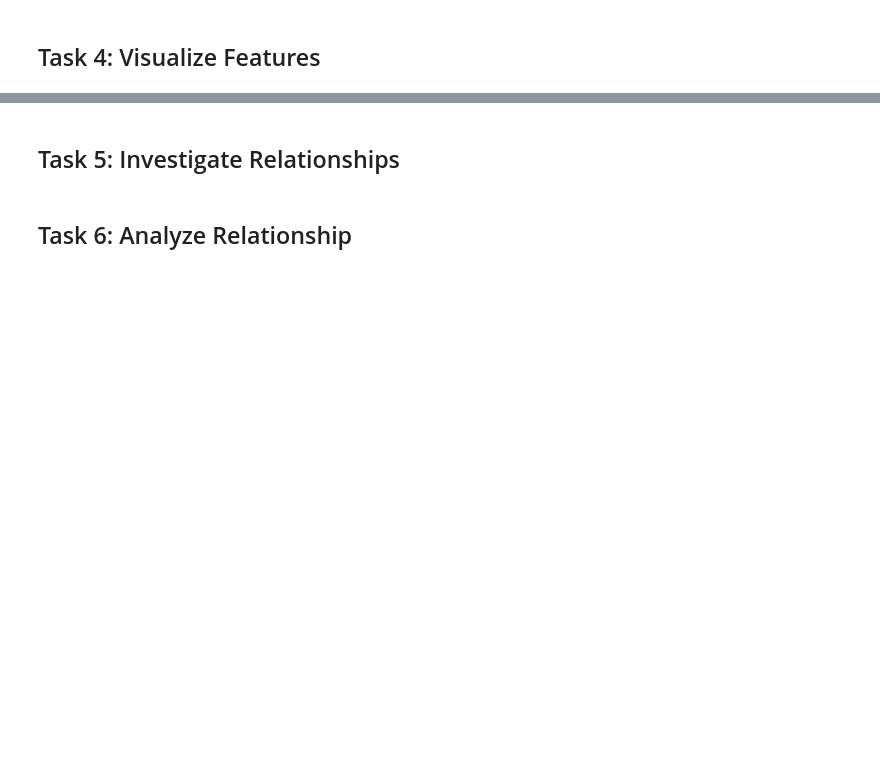
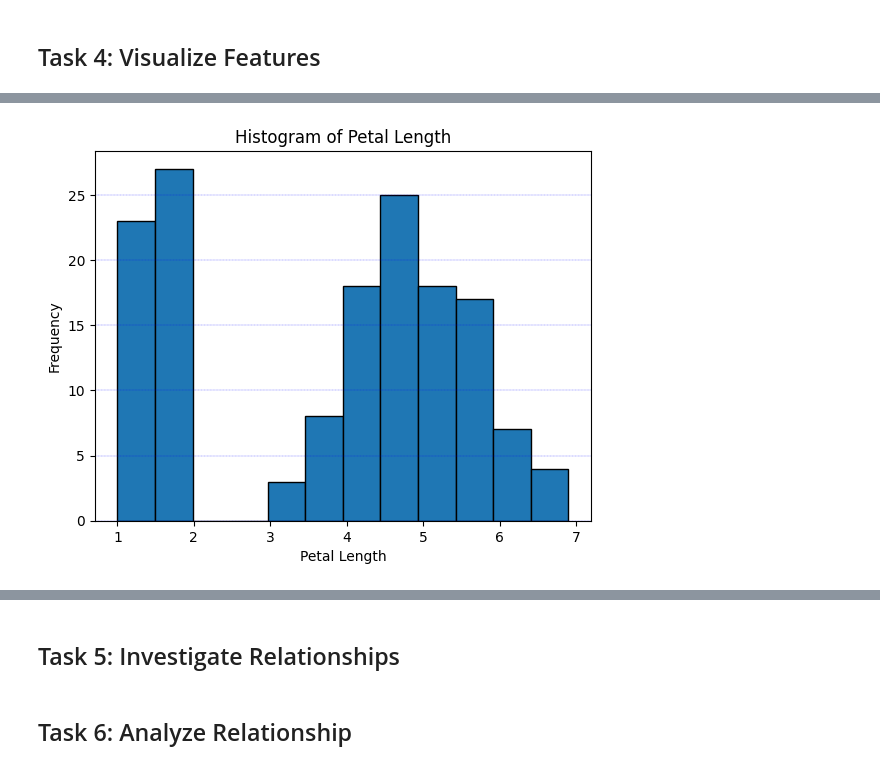
Before and after one commit to LoicBagnoud/principles_of_data_analytics, a Jupyter notebook: tasks.ipynb, the cells around one changed output, grey strips where cells are left out. Drawn from its saved outputs; the diff is of its cells as text; code cells hidden in the pictures; blank space fills up the shorter version.

```diff
--- a/tasks.ipynb
+++ b/tasks.ipynb
@@ -148,0 +212,9 @@ Statistics for sepal_width:
+# %%
+plt.hist(df['petal_length'], bins=12, edgecolor='black')
+plt.title('Histogram of Petal Length')
+plt.xlabel('Petal Length')
+plt.ylabel('Frequency')
+plt.grid(axis = 'y', color = 'blue', linestyle = '--', linewidth = 0.2)
+plt.show()
+# %% [output]
+[figure, added]
```
Also changed, not shown: parts of 9 cells of this notebook.
